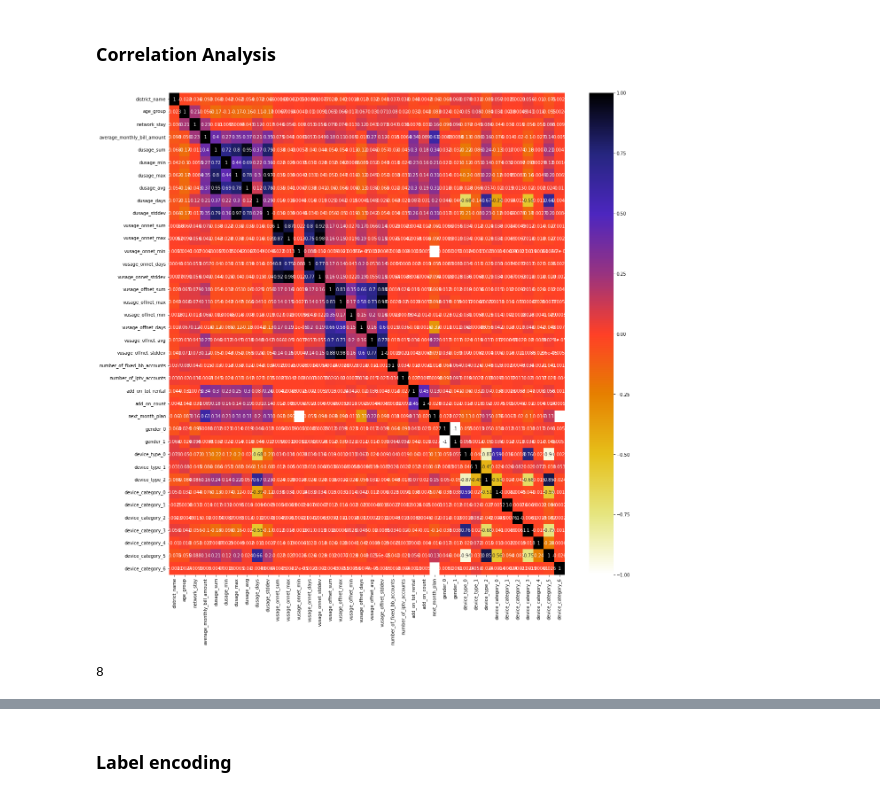
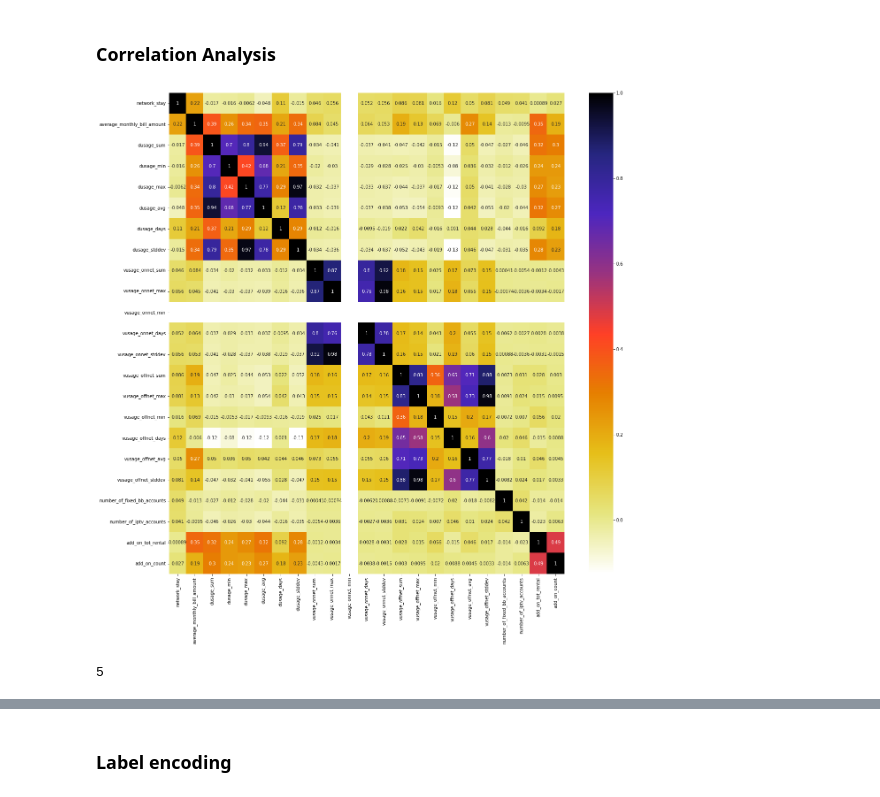
Before and after one commit to thuvarahan97/ADL-AI-Summit-2021---AI-Vendors, a Jupyter notebook: RentalPlan.ipynb, the cells around one changed output, grey strips where cells are left out. Drawn from its saved outputs; the diff is of its cells as text; code cells hidden in the pictures.

Commit message:
Fix correlation analysis

```diff
--- a/RentalPlan.ipynb
+++ b/RentalPlan.ipynb
@@ -277,13 +277,16 @@ test_set['device_type'].fillna(test_set['device_type'].mode()[0], inplace = True
 # %% [markdown]
 ### **Correlation Analysis**
 # %%
+temp_data = train_set.copy()
+temp_data.drop('next_month_plan', axis=1, inplace=True)
+
 # using Pearson Correlation
 plt.figure(figsize=(20,20))
-cor = all_data.corr()
+cor = temp_data.corr()
 sns.heatmap(cor, annot=True, cmap=plt.cm.CMRmap_r)
 plt.show()
 # %% [output]
-[figure, old version]
+[figure, new version]
 # %%
 # with the following function we can select highly correlated features
 # it will remove the first feature that is correlated with anything other feature
@@ -297,10 +300,10 @@ def correlation(dataset, threshold):
                 col_corr.add(colname)
     return col_corr
 # %%
-corr_features = correlation(all_data, 0.85)
+corr_features = correlation(temp_data, 0.85)
 len(set(corr_features))
 # %% [output]
-8
+5
 # %%
 corr_features
 # %% [output]
```
Also changed, not shown: parts of 12 cells of this notebook.
